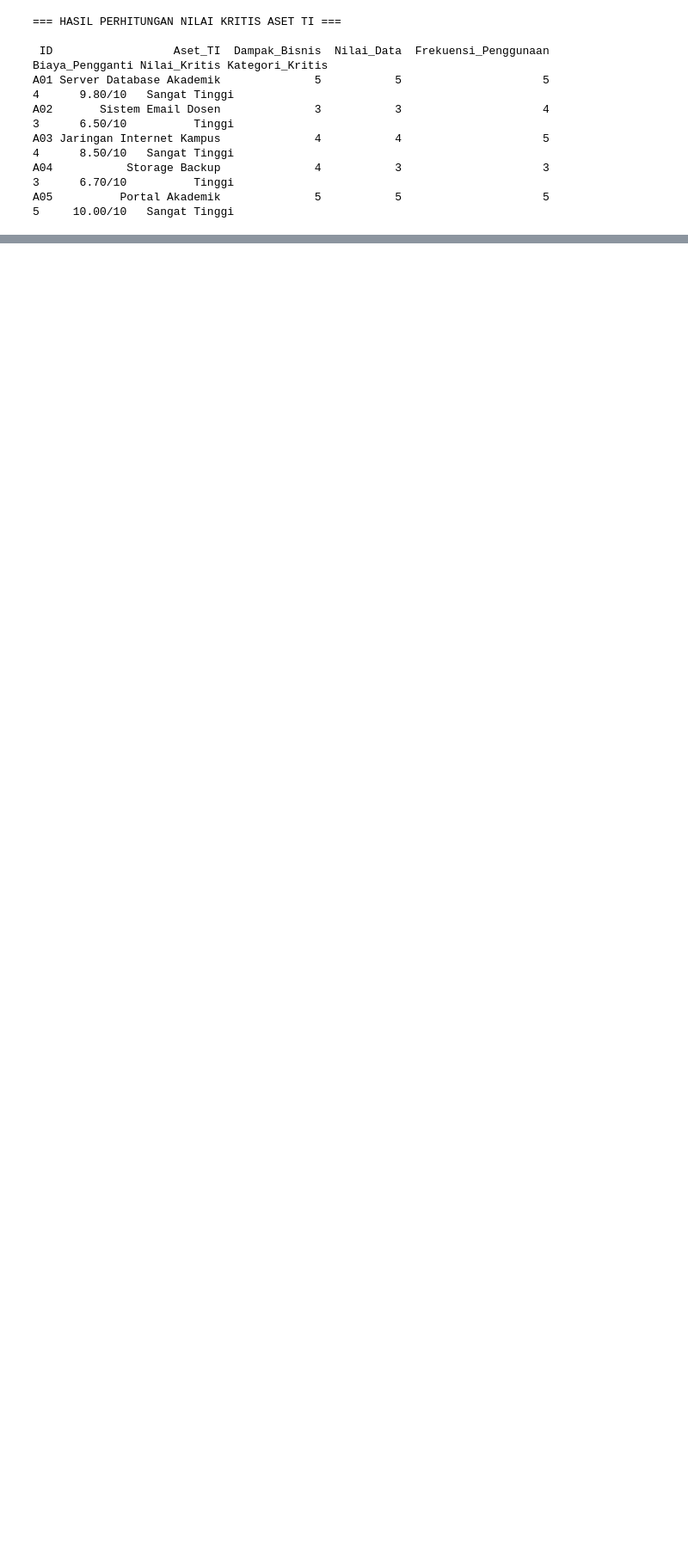
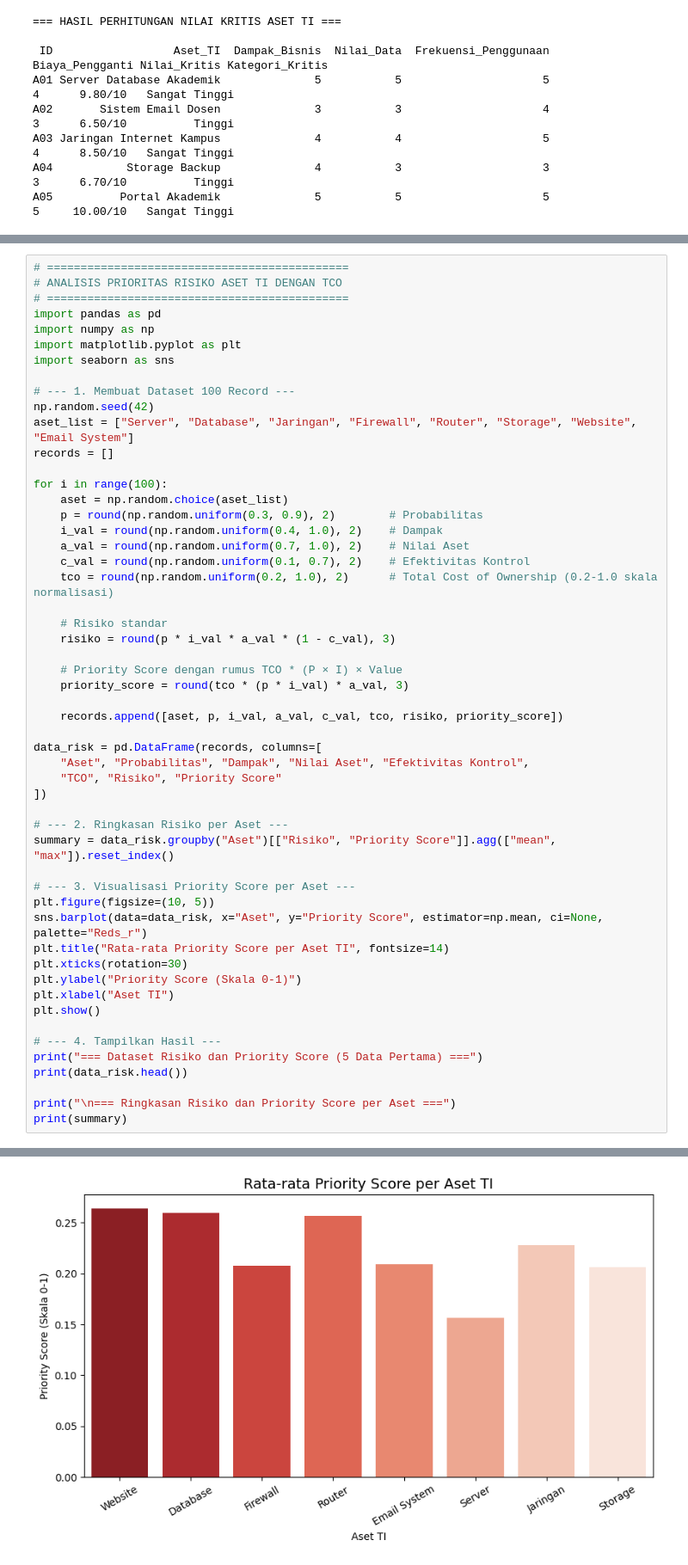
Before and after one commit to asrianda/matakuliah, a Jupyter notebook: MTI_7_8.ipynb, the cells around one changed output, grey strips where cells are left out. Shown: that part at 86% size. Drawn from its saved outputs; the diff is of its cells as text; blank space fills up the shorter version.

```diff
--- a/MTI_7_8.ipynb
+++ b/MTI_7_8.ipynb
@@ -623,0 +704,54 @@ A05          Portal Akademik              5           5                     5
+# %%
+# =============================================
+# ANALISIS PRIORITAS RISIKO ASET TI DENGAN TCO
+# =============================================
+import pandas as pd
+import numpy as np
+import matplotlib.pyplot as plt
+import seaborn as sns
+
+# --- 1. Membuat Dataset 100 Record ---
+np.random.seed(42)
+aset_list = ["Server", "Database", "Jaringan", "Firewall", "Router", "Storage", "Website", "Email System"]
+records = []
+
+for i in range(100):
+    aset = np.random.choice(aset_list)
+    p = round(np.random.uniform(0.3, 0.9), 2)        # Probabilitas
+    i_val = round(np.random.uniform(0.4, 1.0), 2)    # Dampak
+    a_val = round(np.random.uniform(0.7, 1.0), 2)    # Nilai Aset
+    c_val = round(np.random.uniform(0.1, 0.7), 2)    # Efektivitas Kontrol
+    tco = round(np.random.uniform(0.2, 1.0), 2)      # Total Cost of Ownership (0.2-1.0 skala normalisasi)
+
+    # Risiko standar
+    risiko = round(p * i_val * a_val * (1 - c_val), 3)
+
+    # Priority Score dengan rumus TCO * (P × I) × Value
+    priority_score = round(tco * (p * i_val) * a_val, 3)
+
+    records.append([aset, p, i_val, a_val, c_val, tco, risiko, priority_score])
+
+data_risk = pd.DataFrame(records, columns=[
+    "Aset", "Probabilitas", "Dampak", "Nilai Aset", "Efektivitas Kontrol",
+    "TCO", "Risiko", "Priority Score"
+])
+
+# --- 2. Ringkasan Risiko per Aset ---
+summary = data_risk.groupby("Aset")[["Risiko", "Priority Score"]].agg(["mean", "max"]).reset_index()
+
+# --- 3. Visualisasi Priority Score per Aset ---
+plt.figure(figsize=(10, 5))
+sns.barplot(data=data_risk, x="Aset", y="Priority Score", estimator=np.mean, ci=None, palette="Reds_r")
+plt.title("Rata-rata Priority Score per Aset TI", fontsize=14)
+plt.xticks(rotation=30)
+plt.ylabel("Priority Score (Skala 0-1)")
+plt.xlabel("Aset TI")
+plt.show()
+
+# --- 4. Tampilkan Hasil ---
+print("=== Dataset Risiko dan Priority Score (5 Data Pertama) ===")
+print(data_risk.head())
+
+print("\n=== Ringkasan Risiko dan Priority Score per Aset ===")
+print(summary)
+# %% [output]
@@ -623,0 +765 @@ A05          Portal Akademik              5           5                     5
+[figure, added]
```
Also changed, not shown: parts of 4 cells of this notebook.
